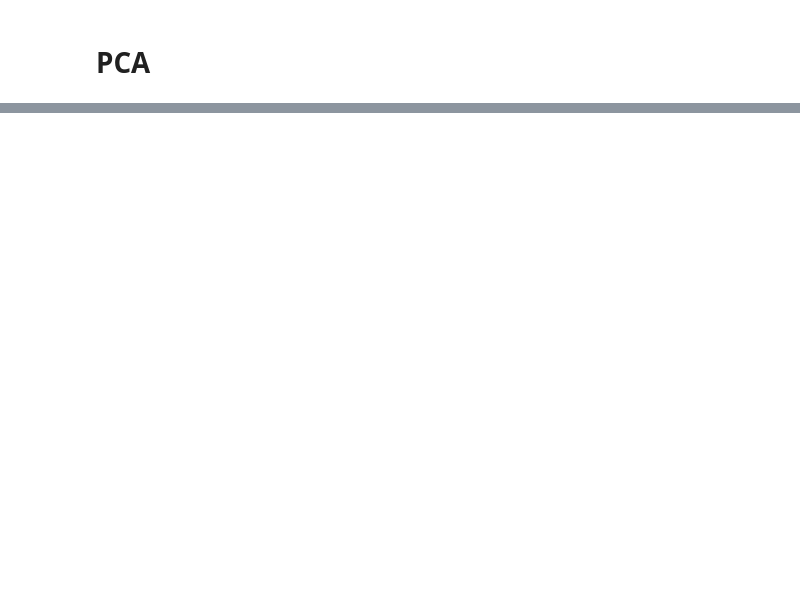
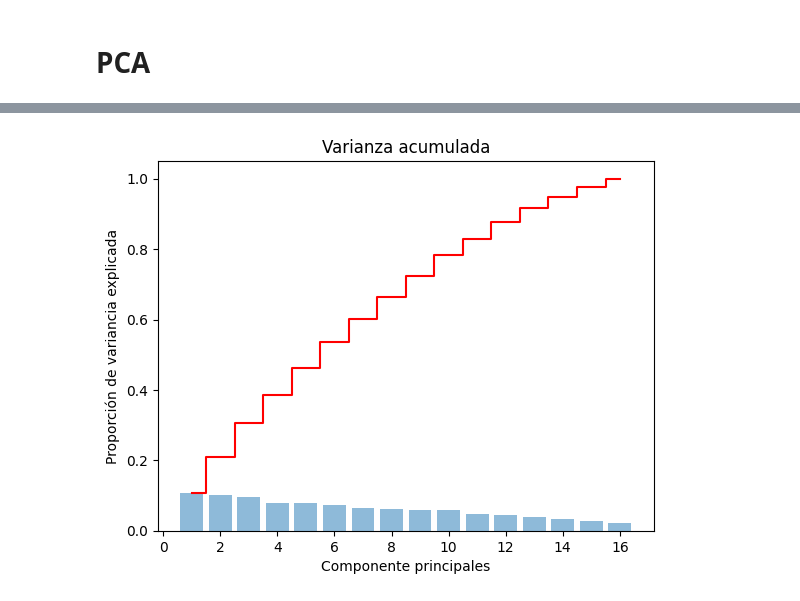
Before and after one commit to juanachies/TP1_Mineria, a Jupyter notebook: tp.ipynb, the cells around one changed output, grey strips where cells are left out. Cells and saved outputs as stored; diff of their text form; code cells hidden in the pictures; blank space fills up the shorter version.

```diff
--- a/tp.ipynb
+++ b/tp.ipynb
@@ -177,0 +190,5 @@ df
+# %%
+df['mas_120_dias'] = df['diasTotales'].apply(lambda x: True if x > 120 else False)
+df.drop(columns='diasTotales', inplace=True)
+
+df
@@ -181,7 +212,7 @@ df
 X = df.drop(columns=['tipoCultivo'])
 y = df['tipoCultivo']
 
-scaler = StandardScaler()
-X_std = scaler.fit_transform(X)
-X_std.shape
+scaler = StandardScaler().set_output(transform="pandas")
+df_std = scaler.fit_transform(X)
+df_std
 # %% [output]
@@ -189,2 +252,14 @@ X_std.shape
 # %% [markdown]
 # PCA
+# %%
+# Obtener todas las componentes principales
+pca = PCA(n_components=X.shape[1])
+
+pca_features = pca.fit_transform(df_std)
+
+# PC dataframe
+pca_df = pd.DataFrame(
+    data=pca_features,
+    columns=['PC1', 'PC2', 'PC3', 'PC4', 'PC5', 'PC6', 'PC7', 'PC8', 'PC9',
+             'PC10', 'PC11', 'PC12', 'PC13', 'PC14', 'PC15', 'PC16' ])
+pca_df['tipoCultivo'] = df['tipoCultivo']
@@ -190,0 +341,13 @@ X_std.shape
+# %%
+plt.bar(range(1,17), pca.explained_variance_ratio_,
+        alpha=0.5,
+        align='center')
+plt.step(range(1,17), np.cumsum(pca.explained_variance_ratio_),
+         where='mid',
+         color='red')
+plt.title('Varianza acumulada')
+plt.ylabel('Proporción de variancia explicada')
+plt.xlabel('Componente principales')
+plt.show()
+# %% [output]
+[figure, added]
```
Also changed, not shown: parts of 28 cells of this notebook.
